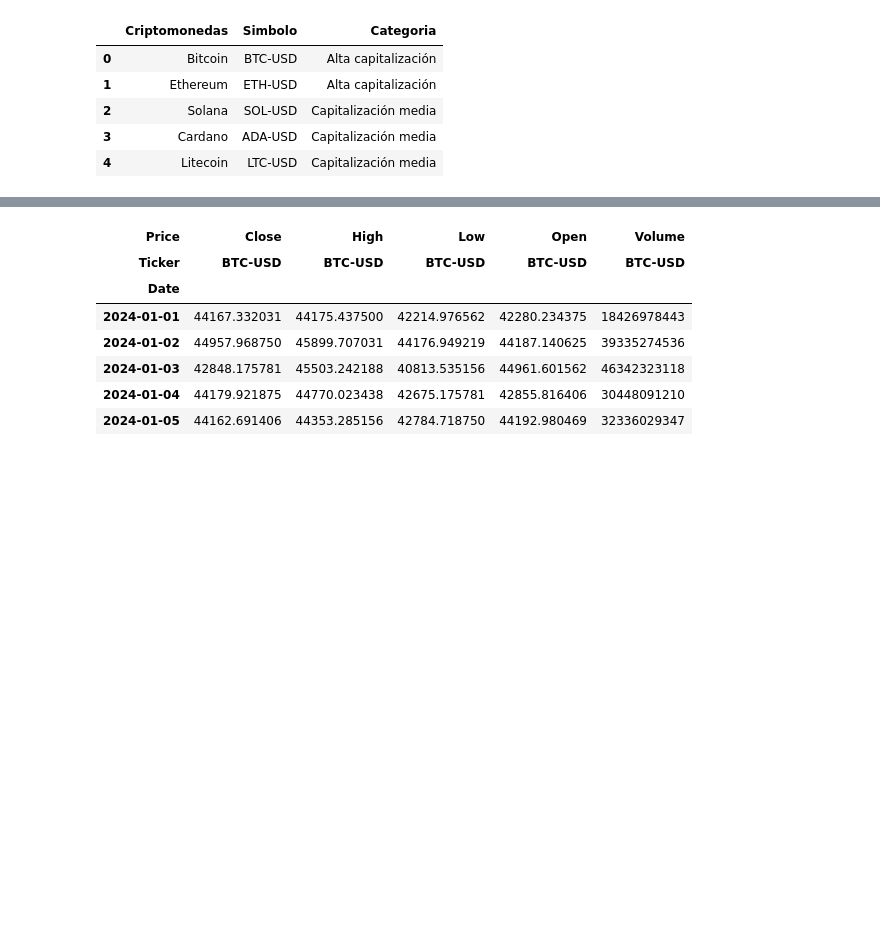
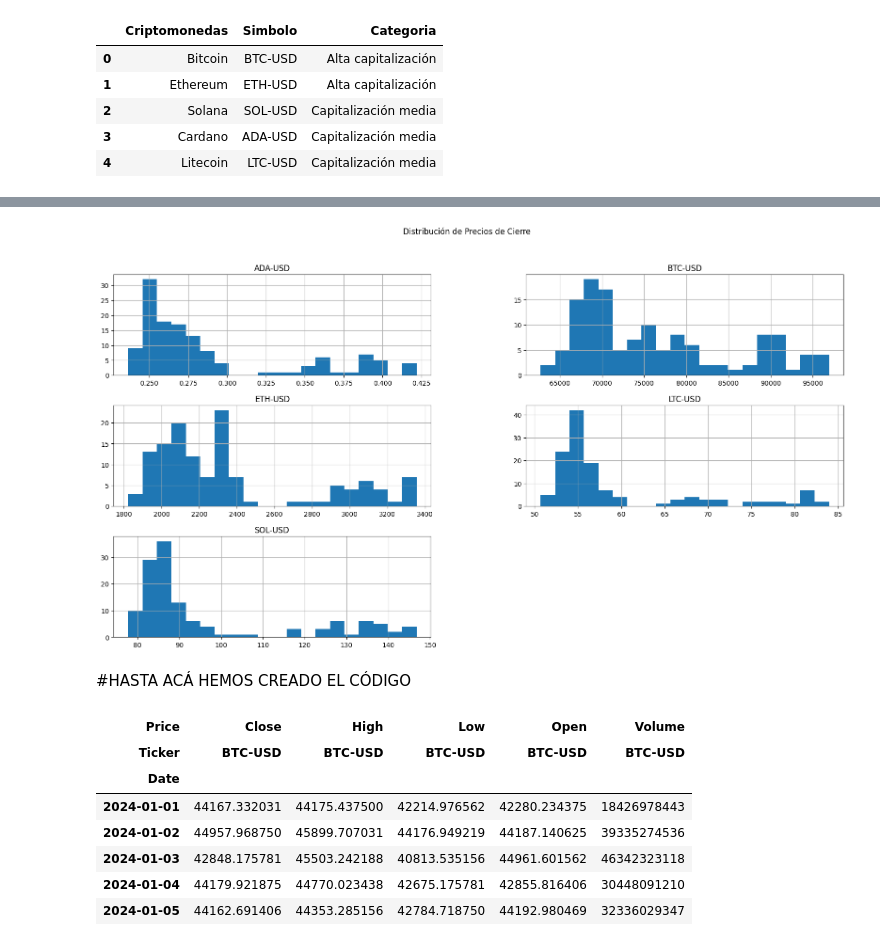
Before and after one commit to fraygoezdavid/Lenguajes_de_programacion, a Jupyter notebook: Proyecto_Cripto_Entregable.ipynb, the cells around one changed output, grey strips where cells are left out. Saved outputs shown, nothing was run; the diff lists cells and outputs as text; code cells hidden in the pictures; blank space fills up the shorter version.

```diff
--- a/Proyecto_Cripto_Entregable.ipynb
+++ b/Proyecto_Cripto_Entregable.ipynb
@@ -101,3 +140,15 @@ ltc.head()
+# %%
+#Analizando la gráfica
+precios_cierre.hist(figsize=(20, 10), bins=20)
+plt.suptitle("Distribución de Precios de Cierre", fontsize=12)
+plt.xlabel("Precio de Cierre")
+plt.ylabel("Frecuencia")
+
+plt.show()
+# %% [output]
+[figure, added]
+# %% [markdown]
+#HASTA ACÁ HEMOS CREADO EL CÓDIGO
 # %%
 btc.head(5)
 # %% [output]
```
Also changed, not shown: parts of 10 cells of this notebook.
